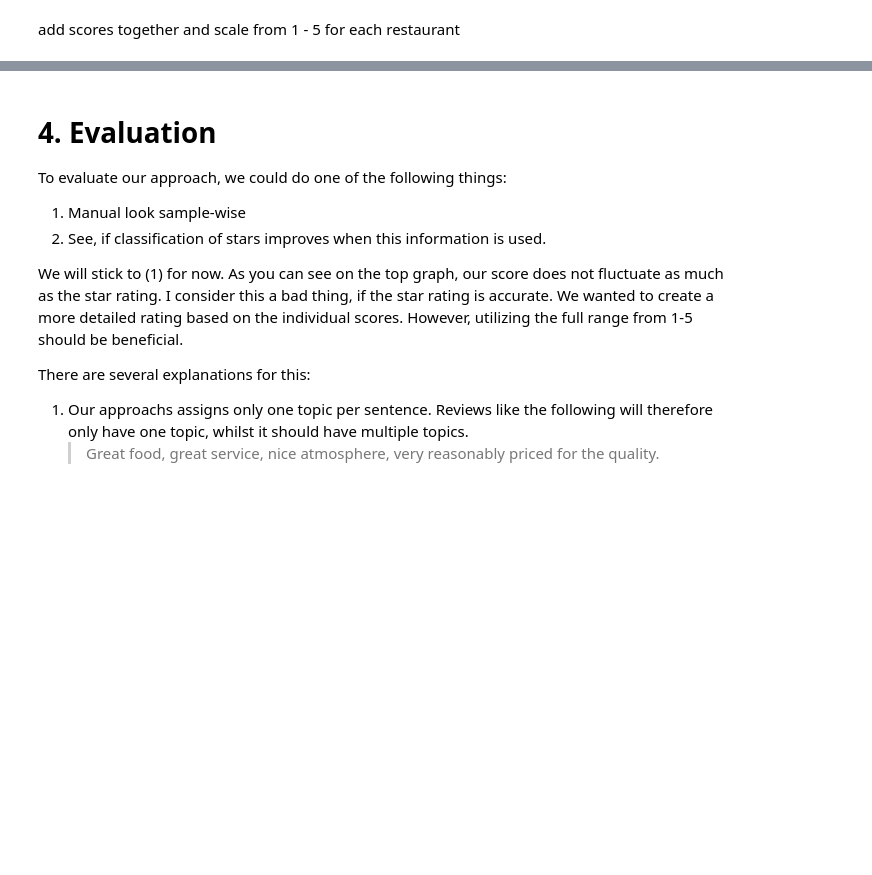
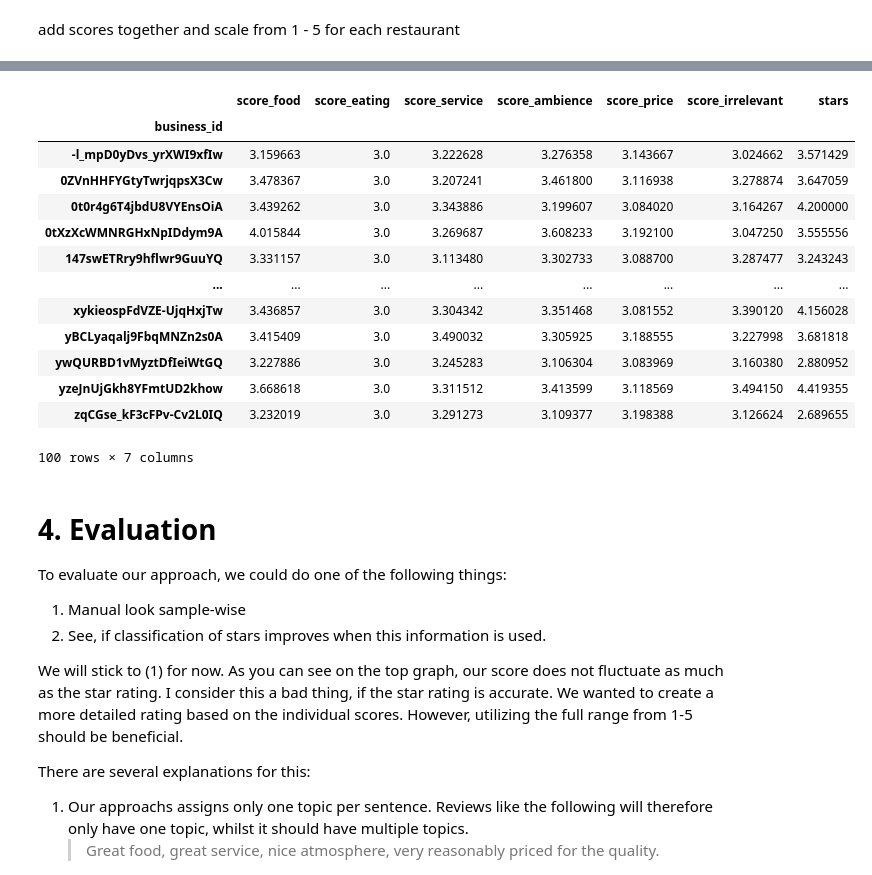
Before and after one commit to lhestermeyer/yelp, a Jupyter notebook: notebooks/20_RestaurantRatingChanges.ipynb, the cells around one changed output, grey strips where cells are left out. Cells and saved outputs as stored; diff of their text form; code cells hidden in the pictures; blank space fills up the shorter version.

```diff
--- a/notebooks/20_RestaurantRatingChanges.ipynb
+++ b/notebooks/20_RestaurantRatingChanges.ipynb
@@ -711,10 +720,13 @@ lda_model.print_topics() # watch out. The numbers dont align with the visual abo
 # %%
 topic_assignments = {
-    'food': [1,3,5,6, 8, 11, 12, 13],
-    'service': [0,3,4,9,10],
-    'ambience': [7,14],
-    'price': [2]
+    'food': [0, 1, 11, 13],
+    'eating': [8],
+    'service': [6, 9, 12],
+    'ambience': [2, 4, 5],
+    'price': [3],
+    'irrelevant': [7,14,8,10]
 }
+# 7, 14 irrelevant 8 and 10 might be irrelevant as well.
 
 topic_assignments_reversed = {index: key for key, value in topic_assignments.items() for index in value }
 # %% [markdown]
@@ -799,3 +820,20 @@ plt.show()
+# %%
+businesses_with_ratings
+# %% [output]
+|  | score_food | score_eating | score_service | score_ambience | score_price | score_irrelevant | stars |
+| business_id |  |  |  |  |  |  |  |
+| -l_mpD0yDvs_yrXWI9xfIw | 3.159663 | 3.0 | 3.222628 | 3.276358 | 3.143667 | 3.024662 | 3.571429 |
+| 0ZVnHHFYGtyTwrjqpsX3Cw | 3.478367 | 3.0 | 3.207241 | 3.461800 | 3.116938 | 3.278874 | 3.647059 |
+| 0t0r4g6T4jbdU8VYEnsOiA | 3.439262 | 3.0 | 3.343886 | 3.199607 | 3.084020 | 3.164267 | 4.200000 |
+| 0tXzXcWMNRGHxNpIDdym9A | 4.015844 | 3.0 | 3.269687 | 3.608233 | 3.192100 | 3.047250 | 3.555556 |
+| 147swETRry9hflwr9GuuYQ | 3.331157 | 3.0 | 3.113480 | 3.302733 | 3.088700 | 3.287477 | 3.243243 |
+| ... | ... | ... | ... | ... | ... | ... | ... |
+| xykieospFdVZE-UjqHxjTw | 3.436857 | 3.0 | 3.304342 | 3.351468 | 3.081552 | 3.390120 | 4.156028 |
+| yBCLyaqalj9FbqMNZn2s0A | 3.415409 | 3.0 | 3.490032 | 3.305925 | 3.188555 | 3.227998 | 3.681818 |
+| ywQURBD1vMyztDfIeiWtGQ | 3.227886 | 3.0 | 3.245283 | 3.106304 | 3.083969 | 3.160380 | 2.880952 |
+| yzeJnUjGkh8YFmtUD2khow | 3.668618 | 3.0 | 3.311512 | 3.413599 | 3.118569 | 3.494150 | 4.419355 |
+| zqCGse_kF3cFPv-Cv2L0IQ | 3.232019 | 3.0 | 3.291273 | 3.109377 | 3.198388 | 3.126624 | 2.689655 |
+100 rows × 7 columns
 # %% [markdown]
 <a id='evaluation'></a>
 
```
Also changed, not shown: parts of 13 cells of this notebook, 7 other files.
